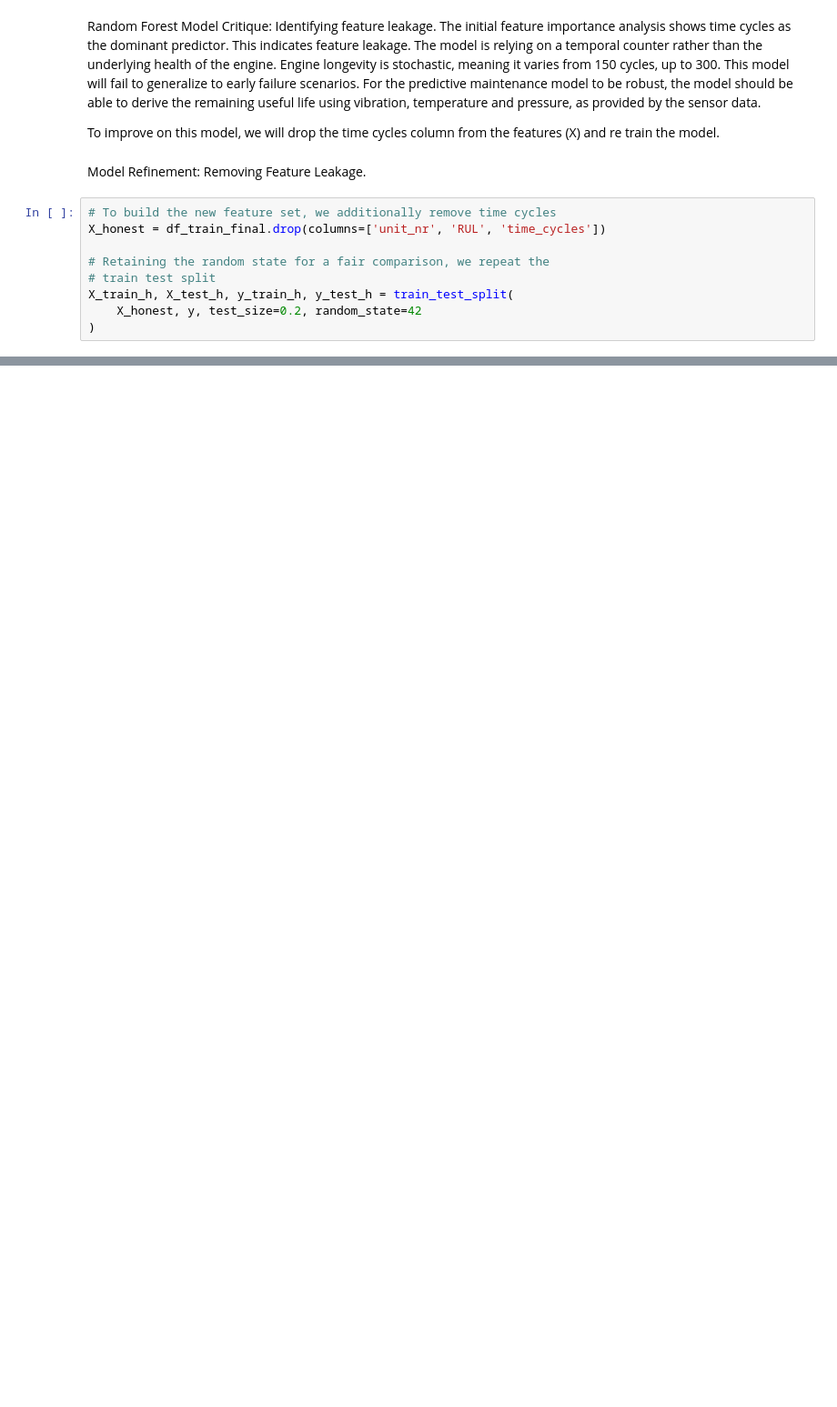
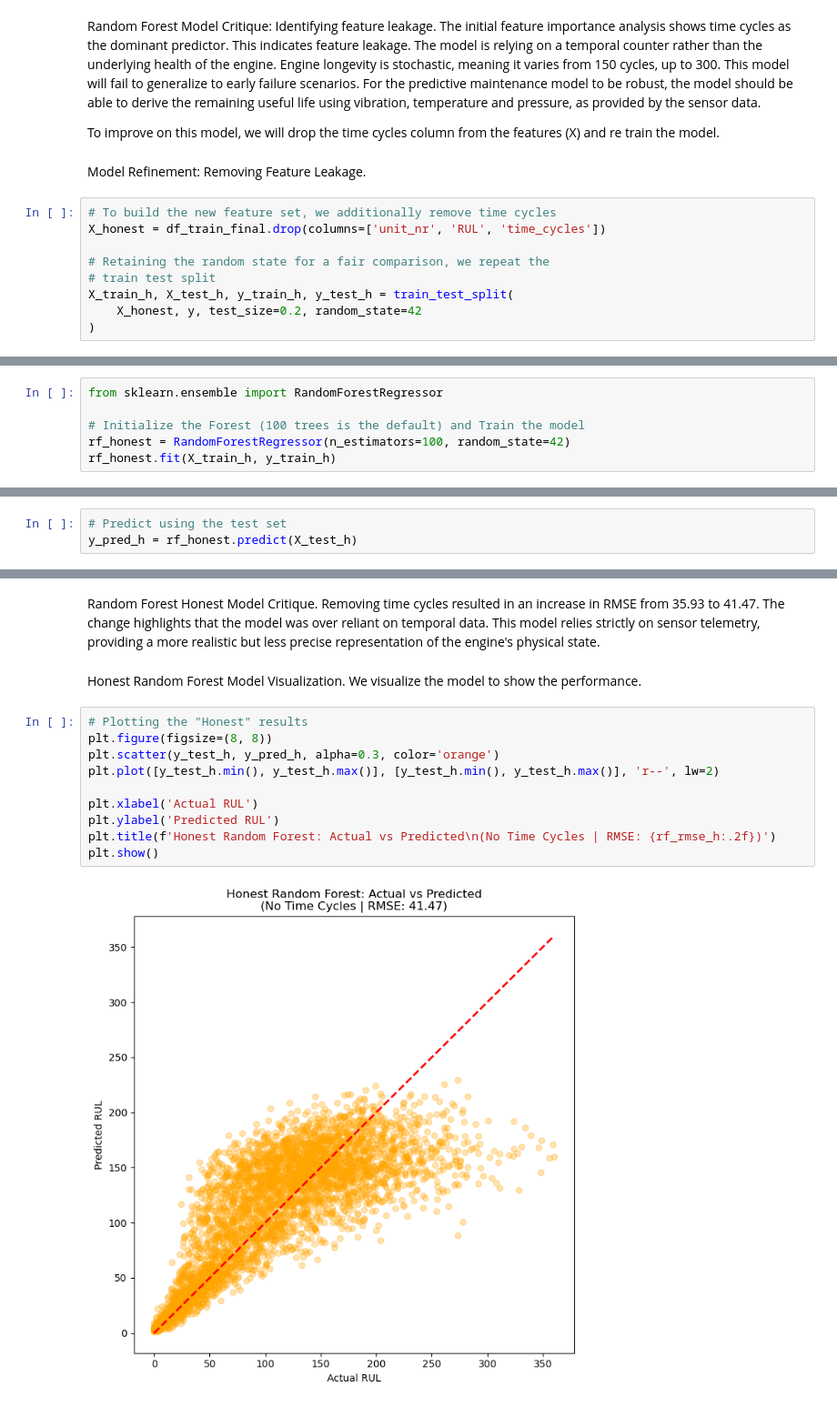
Before and after one commit to JayParekh-MechAI/Turbofan-Predictive-Maintenance, a Jupyter notebook: notebooks/analysis.ipynb, the cells around one changed output, grey strips where cells are left out. Shown at 91% size. Drawn from its saved outputs; the diff is of its cells as text; blank space fills up the shorter version.

Commit message:
feat: evaluate honest RF model and analyse physical feature importance

```diff
--- a/notebooks/analysis.ipynb
+++ b/notebooks/analysis.ipynb
@@ -388,0 +391,6 @@ X_train_h, X_test_h, y_train_h, y_test_h = train_test_split(
+# %%
+from sklearn.ensemble import RandomForestRegressor
+
+# Initialize the Forest (100 trees is the default) and Train the model
+rf_honest = RandomForestRegressor(n_estimators=100, random_state=42)
+rf_honest.fit(X_train_h, y_train_h)
@@ -388,0 +399,3 @@ X_train_h, X_test_h, y_train_h, y_test_h = train_test_split(
+# %%
+# Predict using the test set
+y_pred_h = rf_honest.predict(X_test_h)
@@ -388,0 +412,18 @@ X_train_h, X_test_h, y_train_h, y_test_h = train_test_split(
+# %% [markdown]
+Random Forest Honest Model Critique.
+Removing time cycles resulted in an increase in RMSE from 35.93 to 41.47. The change highlights that the model was over reliant on temporal data. This model relies strictly on sensor telemetry, providing a more realistic but less precise representation of the engine's physical state.
+# %% [markdown]
+Honest Random Forest Model Visualization.
+We visualize the model to show the performance.
+# %%
+# Plotting the "Honest" results
+plt.figure(figsize=(8, 8))
+plt.scatter(y_test_h, y_pred_h, alpha=0.3, color='orange')
+plt.plot([y_test_h.min(), y_test_h.max()], [y_test_h.min(), y_test_h.max()], 'r--', lw=2)
+
+plt.xlabel('Actual RUL')
+plt.ylabel('Predicted RUL')
+plt.title(f'Honest Random Forest: Actual vs Predicted\n(No Time Cycles | RMSE: {rf_rmse_h:.2f})')
+plt.show()
+# %% [output]
+[figure, added]
```
Also changed, not shown: parts of 7 cells of this notebook.
